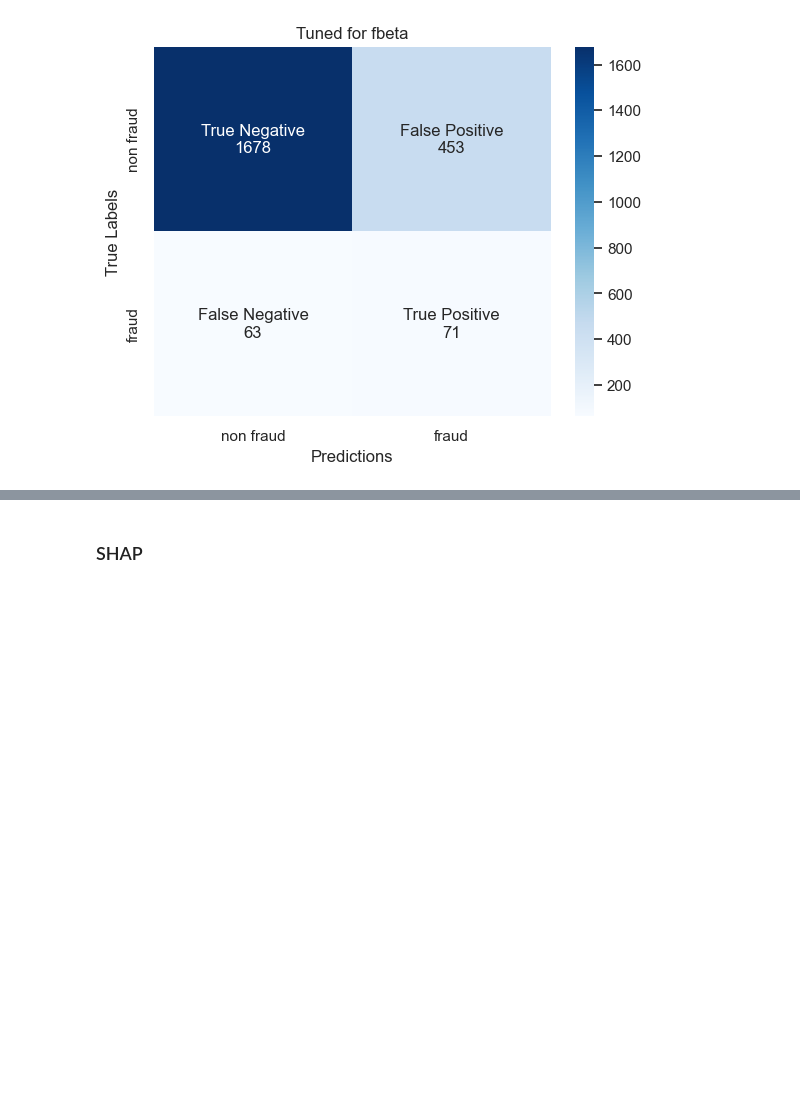
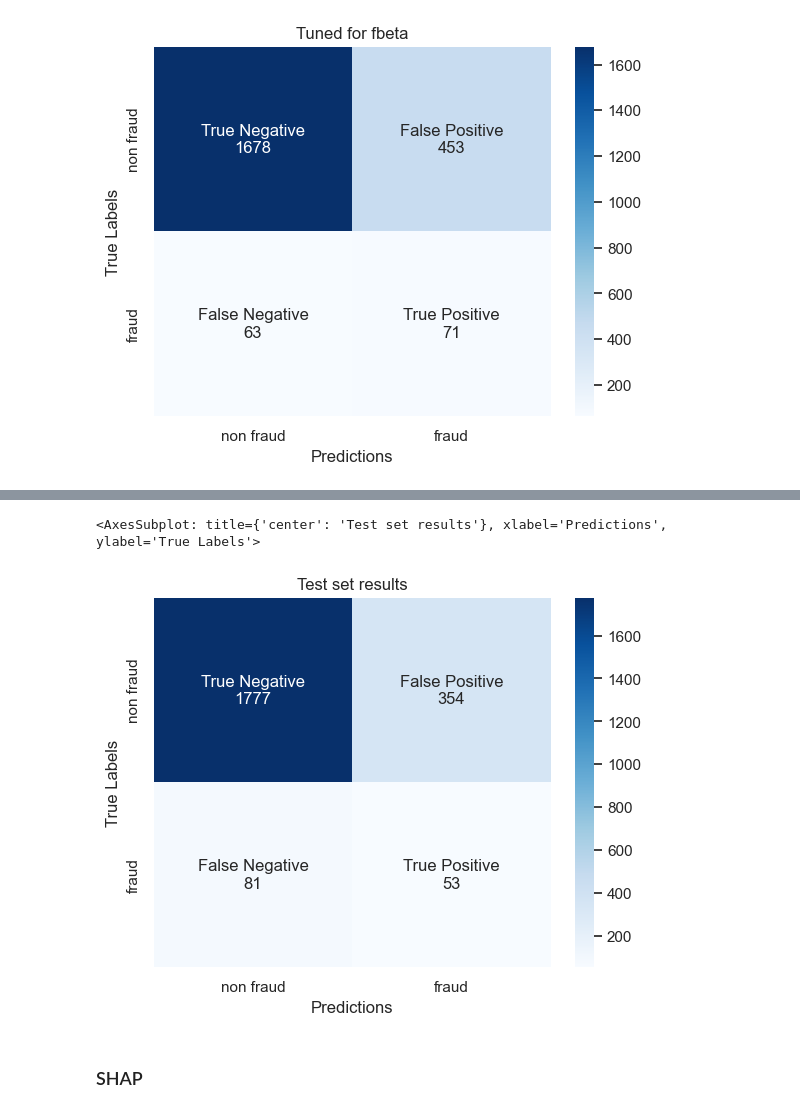
Before and after one commit to hewtungyuen/car-insurance-fraud-BT4012, a Jupyter notebook: RandomForest.ipynb, the cells around one changed output, grey strips where cells are left out. Cells and saved outputs as stored; diff of their text form; code cells hidden in the pictures; blank space fills up the shorter version.

```diff
--- a/RandomForest.ipynb
+++ b/RandomForest.ipynb
@@ -166,3 +166,9 @@ get_confusion_matrix(y_valid,predictions, "Tuned for fbeta")
 # %% [output]
 <AxesSubplot: title={'center': 'Tuned for fbeta'}, xlabel='Predictions', ylabel='True Labels'>
 [figure]
+# %%
+# make predictions for test data
+predictions = rf_test.predict(X_test)
+
+# evaluate predictions
+get_scores(y_test, predictions)
@@ -169,3 +183,9 @@ get_confusion_matrix(y_valid,predictions, "Tuned for fbeta")
+# %%
+#Confusion Matrix
+get_confusion_matrix(y_test, predictions, "Test set results")
+# %% [output]
+<AxesSubplot: title={'center': 'Test set results'}, xlabel='Predictions', ylabel='True Labels'>
+[figure, added]
 # %% [markdown]
 ### SHAP
 # %%
```
Also changed, not shown: parts of 1 cell of this notebook, 4 other files.
